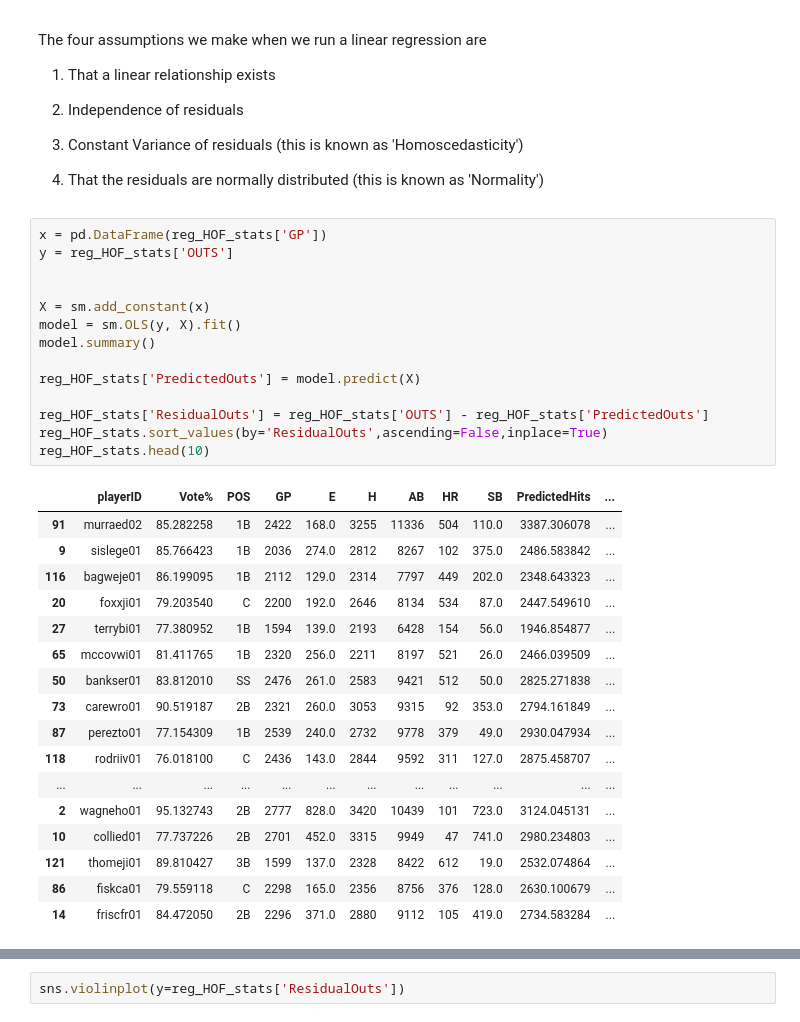
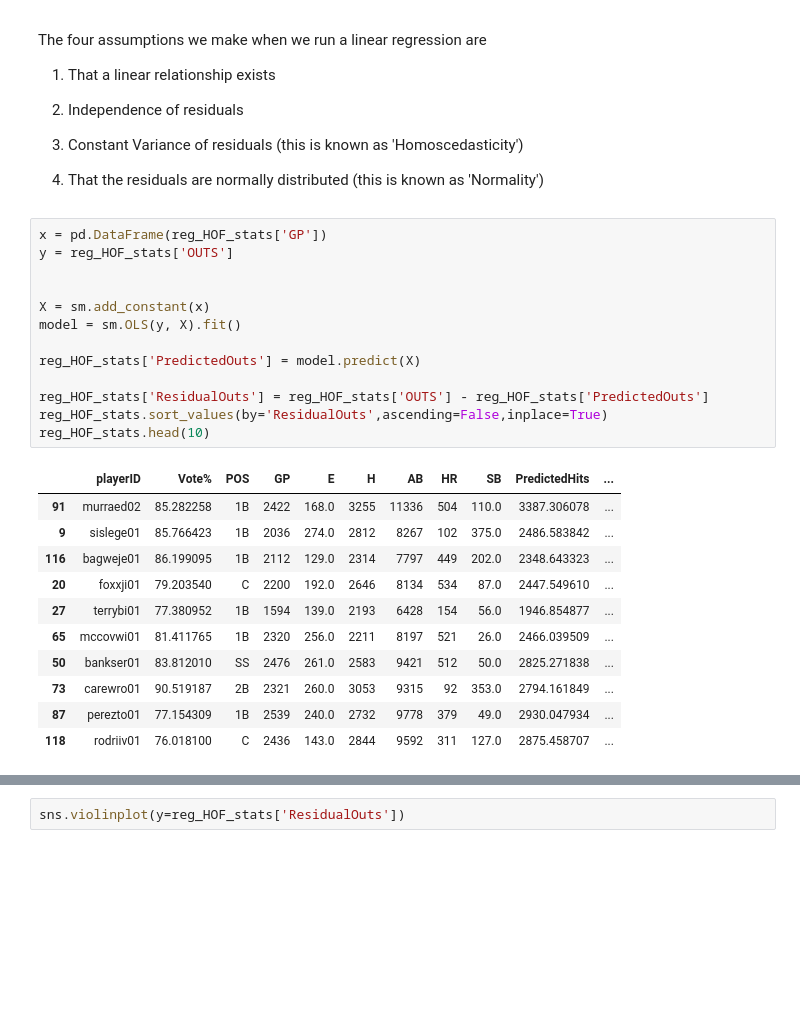
Before and after one commit to drob18/320FinalProject, a Jupyter notebook: Final.ipynb, the cells around one changed output, grey strips where cells are left out. Saved outputs shown, nothing was run; the diff lists cells and outputs as text; blank space fills up the shorter version.

```diff
--- a/Final.ipynb
+++ b/Final.ipynb
@@ -404,35 +417,28 @@ The four assumptions we make when we run a linear regression are
 # %%
 x = pd.DataFrame(reg_HOF_stats['GP'])
 y = reg_HOF_stats['OUTS']
 
 
 X = sm.add_constant(x)
 model = sm.OLS(y, X).fit()
-model.summary()
 
 reg_HOF_stats['PredictedOuts'] = model.predict(X)
 
 reg_HOF_stats['ResidualOuts'] = reg_HOF_stats['OUTS'] - reg_HOF_stats['PredictedOuts']
 reg_HOF_stats.sort_values(by='ResidualOuts',ascending=False,inplace=True)
 reg_HOF_stats.head(10)
 # %% [output]
 |  | playerID | Vote% | POS | GP | E | H | AB | HR | SB | PredictedHits | ... |
 | 91 | murraed02 | 85.282258 | 1B | 2422 | 168.0 | 3255 | 11336 | 504 | 110.0 | 3387.306078 | ... |
 | 9 | sislege01 | 85.766423 | 1B | 2036 | 274.0 | 2812 | 8267 | 102 | 375.0 | 2486.583842 | ... |
 | 116 | bagweje01 | 86.199095 | 1B | 2112 | 129.0 | 2314 | 7797 | 449 | 202.0 | 2348.643323 | ... |
 | 20 | foxxji01 | 79.203540 | C | 2200 | 192.0 | 2646 | 8134 | 534 | 87.0 | 2447.549610 | ... |
 | 27 | terrybi01 | 77.380952 | 1B | 1594 | 139.0 | 2193 | 6428 | 154 | 56.0 | 1946.854877 | ... |
 | 65 | mccovwi01 | 81.411765 | 1B | 2320 | 256.0 | 2211 | 8197 | 521 | 26.0 | 2466.039509 | ... |
 | 50 | bankser01 | 83.812010 | SS | 2476 | 261.0 | 2583 | 9421 | 512 | 50.0 | 2825.271838 | ... |
 | 73 | carewro01 | 90.519187 | 2B | 2321 | 260.0 | 3053 | 9315 | 92 | 353.0 | 2794.161849 | ... |
 | 87 | perezto01 | 77.154309 | 1B | 2539 | 240.0 | 2732 | 9778 | 379 | 49.0 | 2930.047934 | ... |
 | 118 | rodriiv01 | 76.018100 | C | 2436 | 143.0 | 2844 | 9592 | 311 | 127.0 | 2875.458707 | ... |
-| ... | ... | ... | ... | ... | ... | ... | ... | ... | ... | ... | ... |
-| 2 | wagneho01 | 95.132743 | 2B | 2777 | 828.0 | 3420 | 10439 | 101 | 723.0 | 3124.045131 | ... |
-| 10 | collied01 | 77.737226 | 2B | 2701 | 452.0 | 3315 | 9949 | 47 | 741.0 | 2980.234803 | ... |
-| 121 | thomeji01 | 89.810427 | 3B | 1599 | 137.0 | 2328 | 8422 | 612 | 19.0 | 2532.074864 | ... |
-| 86 | fiskca01 | 79.559118 | C | 2298 | 165.0 | 2356 | 8756 | 376 | 128.0 | 2630.100679 | ... |
-| 14 | friscfr01 | 84.472050 | 2B | 2296 | 371.0 | 2880 | 9112 | 105 | 419.0 | 2734.583284 | ... |
 # %%
 model.summary()
 # %% [output]
```
Also changed, not shown: parts of 23 cells of this notebook.
